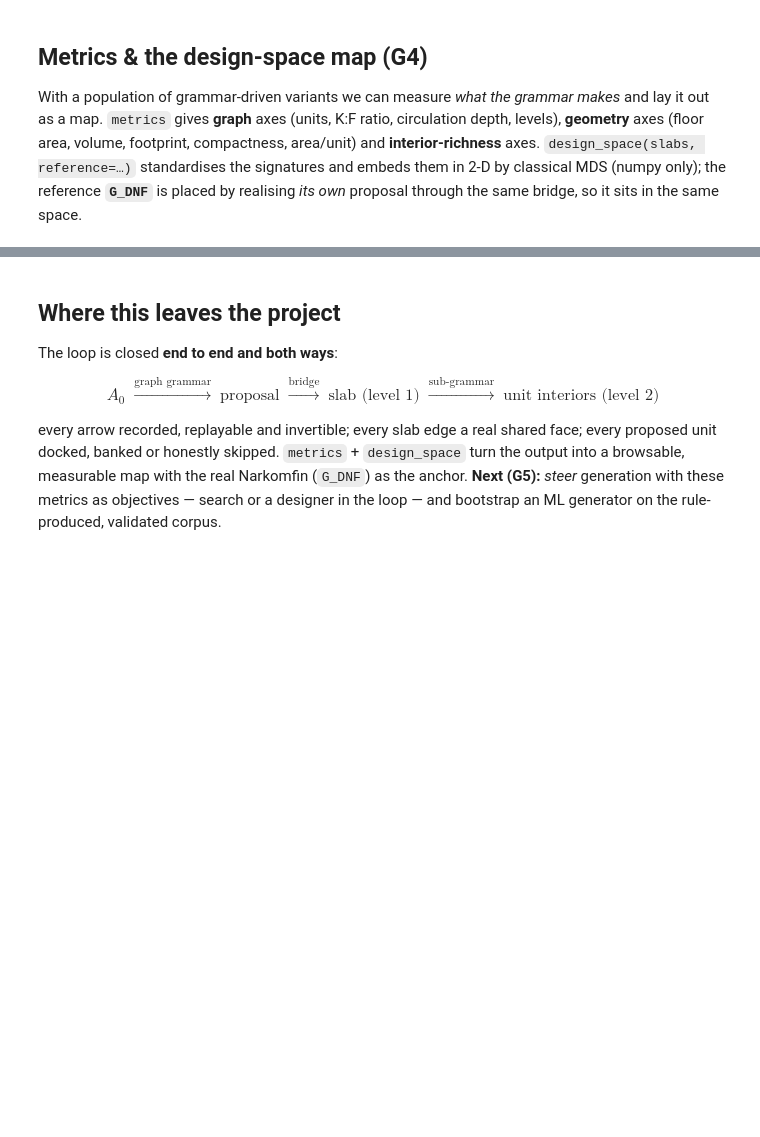
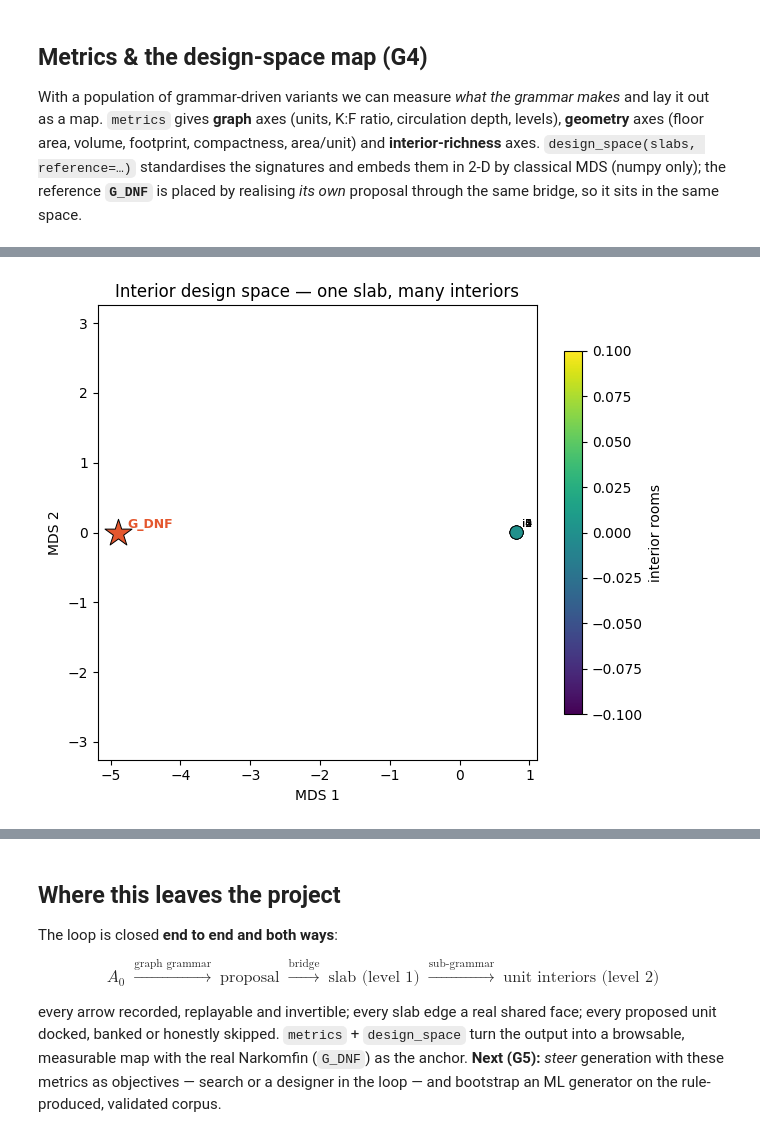
Before and after one commit to arlav/graphtope, a Jupyter notebook: notebooks/01_graphtope.ipynb, the cells around one changed output, grey strips where cells are left out. Cells and saved outputs as stored; diff of their text form; code cells hidden in the pictures; blank space fills up the shorter version.

```diff
--- a/notebooks/01_graphtope.ipynb
+++ b/notebooks/01_graphtope.ipynb
@@ -1243,0 +1255,30 @@ None
+# %%
+from graphtope import bridge, interior, metrics, serialize
+from graphtope import narkomfin as nf
+from graphtope.compare import typed_isomorphic
+
+slab = nf.derive_slab_from_patterns(["KFDB"])           # one slab: K, F, D-pair, B
+vs = bridge.interior_variants(slab, 6, seed=0)
+print(f"{len(vs)} distinct interiors from one slab "
+      f"({slab.order()} slab nodes -> {vs[0].graph.order()} interior nodes each)\n")
+
+print("  variant   rooms  voids  habitable  wet  doors  windows  storage")
+for i, v in enumerate(vs):
+    f = metrics.interior_feature_vector(v.graph)
+    print(f"  i{i:<7d} {int(f['interior_rooms']):>5d}  {int(f['void_count']):>5d}"
+          f"  {int(f['habitable_rooms']):>9d}  {int(f['wet_rooms']):>3d}"
+          f"  {int(f['door_count']):>5d}  {int(f['window_count']):>7d}"
+          f"  {int(f['storage_count']):>7d}")
+
+# pairwise non-isomorphic, valid, and each inverts to the *same* slab exactly
+assert all(not typed_isomorphic(vs[i].graph, vs[j].graph)
+           for i in range(len(vs)) for j in range(i + 1, len(vs)))
+before = serialize.to_dict(slab)
+for v in vs:
+    assert interior.violations(v.graph) == []
+    replay, _ = bridge.refine_units(slab, all_bays=True, plan=v.plan)
+    assert serialize.to_dict(replay) == serialize.to_dict(v.graph)
+    v.inverse.apply(v.graph)
+    assert serialize.to_dict(v.graph) == before
+print("\nall variants: pairwise non-isomorphic · SG1-valid · replay by plan · "
+      "invert to the slab exactly")
@@ -1243,0 +1297,12 @@ None
+# %%
+# the interior design space of this slab — level-2 map, reference = default interior
+ref, _ = bridge.refine_units(slab, all_bays=True)
+space = metrics.interior_design_space([v.graph for v in vs], reference=ref)
+rooms = [space["features"][i]["interior_rooms"] for i in range(len(space["coords"]))]
+labels = [f"i{i}" for i in range(len(vs))]
+fig = topoview.draw_design_space(space, labels=labels, values=rooms,
+                                 value_name="interior rooms",
+                                 title="Interior design space — one slab, many interiors")
+None
+# %% [output]
+[figure, added]
```
Also changed, not shown: parts of 22 cells of this notebook, 54 other files.
